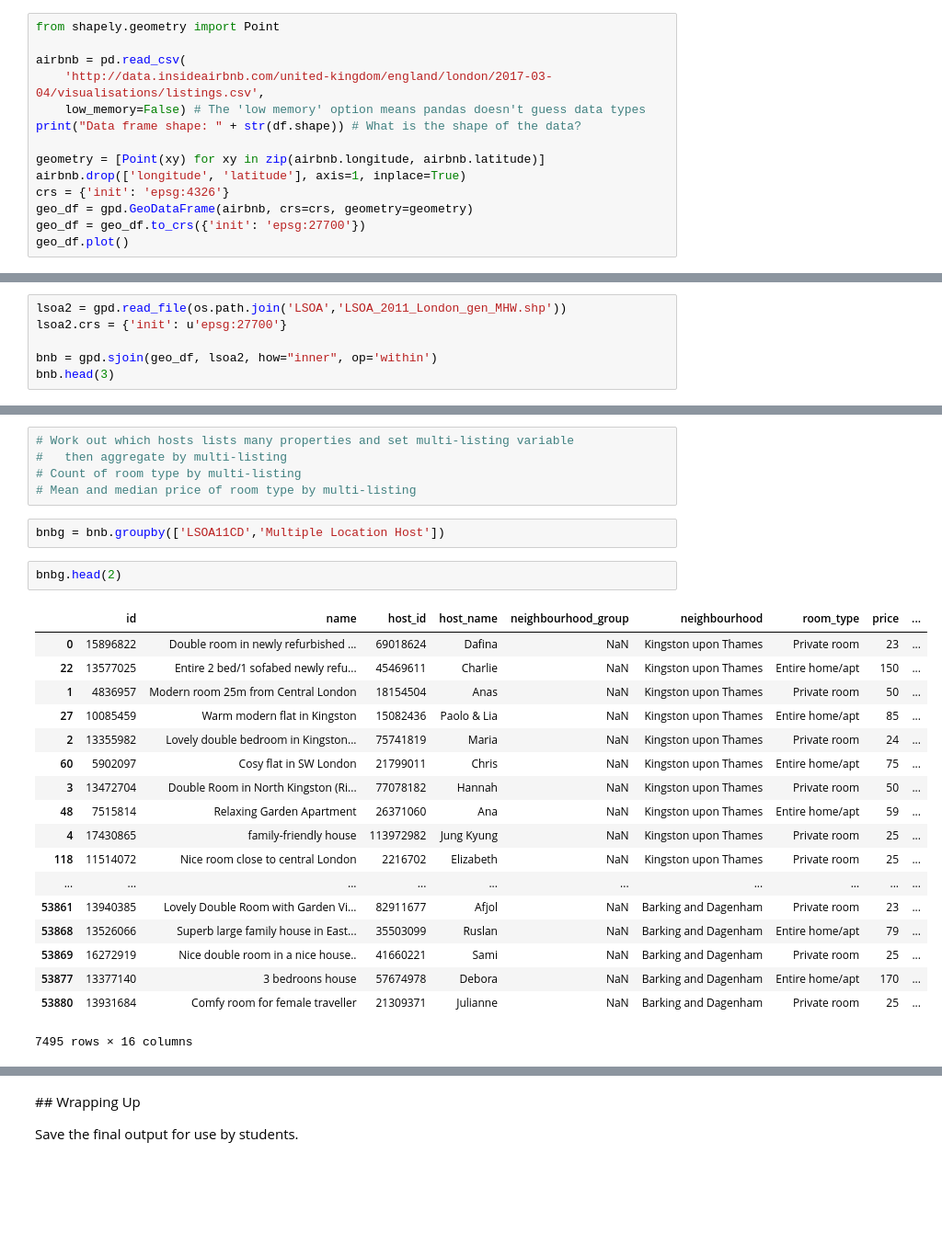
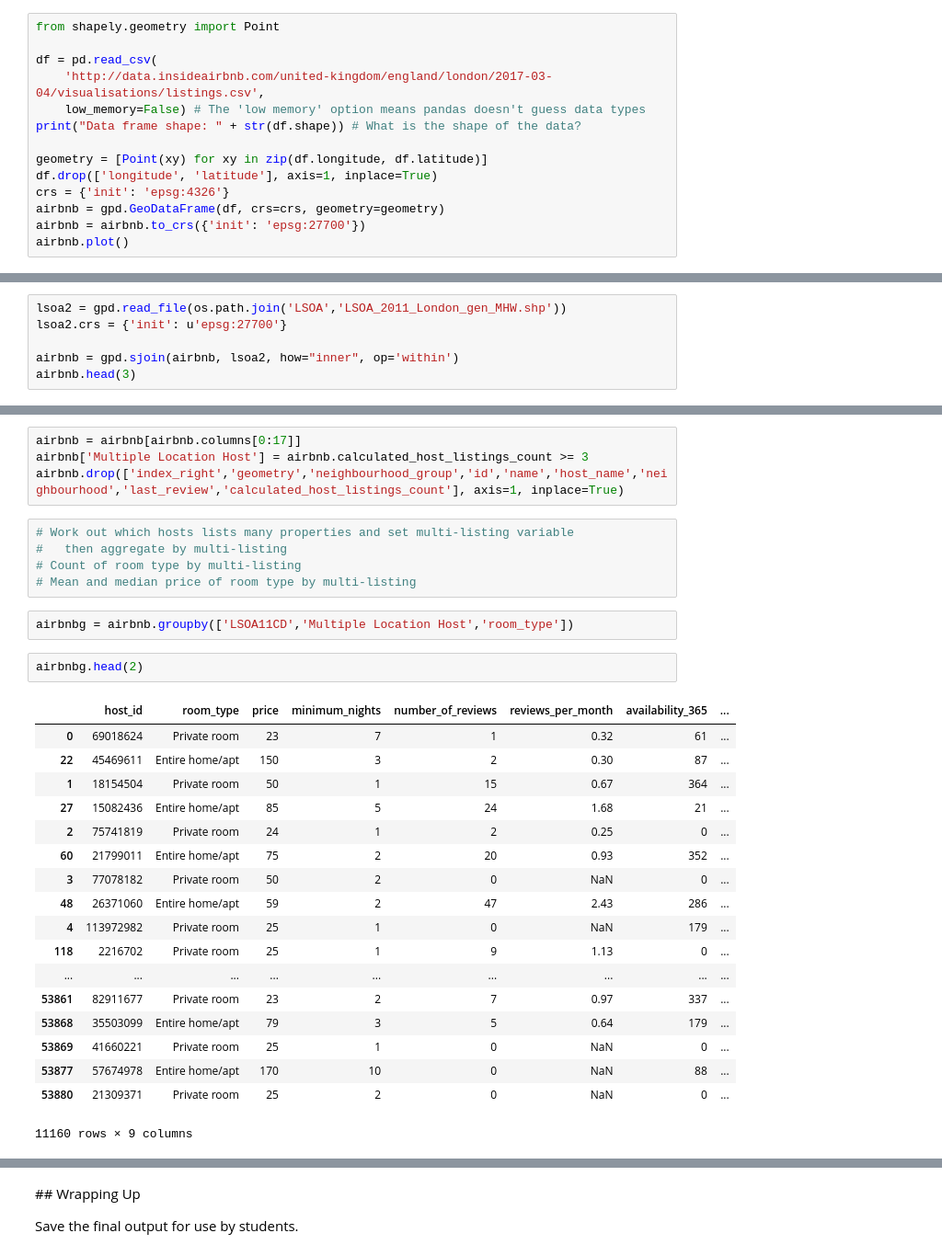
Before and after one commit to kingsgeocomp/geocomputation, a Jupyter notebook: Data Loader.ipynb, the cells around one changed output, grey strips where cells are left out. Shown at 92% size. Drawn from its saved outputs; the diff is of its cells as text; blank space fills up the shorter version.

```diff
--- a/Data Loader.ipynb
+++ b/Data Loader.ipynb
@@ -218,17 +216,17 @@ We'll just get the smaller data set since we have to summarise anyway.
 # %%
 from shapely.geometry import Point
 
-airbnb = pd.read_csv(
+df = pd.read_csv(
     'http://data.insideairbnb.com/united-kingdom/england/london/2017-03-04/visualisations/listings.csv',
     low_memory=False) # The 'low memory' option means pandas doesn't guess data types
 print("Data frame shape: " + str(df.shape)) # What is the shape of the data?
 
-geometry = [Point(xy) for xy in zip(airbnb.longitude, airbnb.latitude)]
-airbnb.drop(['longitude', 'latitude'], axis=1, inplace=True)
+geometry = [Point(xy) for xy in zip(df.longitude, df.latitude)]
+df.drop(['longitude', 'latitude'], axis=1, inplace=True)
 crs = {'init': 'epsg:4326'}
-geo_df = gpd.GeoDataFrame(airbnb, crs=crs, geometry=geometry)
-geo_df = geo_df.to_crs({'init': 'epsg:27700'})
-geo_df.plot()
+airbnb = gpd.GeoDataFrame(df, crs=crs, geometry=geometry)
+airbnb = airbnb.to_crs({'init': 'epsg:27700'})
+airbnb.plot()
 # %% [output]
 Data frame shape: (53904, 16)
 <matplotlib.axes._subplots.AxesSubplot at 0x...>
@@ -237,6 +235,6 @@ Data frame shape: (53904, 16)
 lsoa2 = gpd.read_file(os.path.join('LSOA','LSOA_2011_London_gen_MHW.shp'))
 lsoa2.crs = {'init': u'epsg:27700'}
 
-bnb = gpd.sjoin(geo_df, lsoa2, how="inner", op='within')
-bnb.head(3)
+airbnb = gpd.sjoin(airbnb, lsoa2, how="inner", op='within')
+airbnb.head(3)
 # %% [output]
@@ -278,28 +255,32 @@ bnb.head(10)
+# %%
+airbnb = airbnb[airbnb.columns[0:17]]
+airbnb['Multiple Location Host'] = airbnb.calculated_host_listings_count >= 3
+airbnb.drop(['index_right','geometry','neighbourhood_group','id','name','host_name','neighbourhood','last_review','calculated_host_listings_count'], axis=1, inplace=True)
 # %%
 # Work out which hosts lists many properties and set multi-listing variable
 #   then aggregate by multi-listing
 # Count of room type by multi-listing
 # Mean and median price of room type by multi-listing
 # %%
-bnbg = bnb.groupby(['LSOA11CD','Multiple Location Host'])
+airbnbg = airbnb.groupby(['LSOA11CD','Multiple Location Host','room_type'])
 # %%
-bnbg.head(2)
+airbnbg.head(2)
 # %% [output]
-|  | id | name | host_id | host_name | neighbourhood_group | neighbourhood | room_type | price | ... |
-| 0 | 15896822 | Double room in newly refurbished ... | 69018624 | Dafina | NaN | Kingston upon Thames | Private room | 23 | ... |
-| 22 | 13577025 | Entire 2 bed/1 sofabed newly refu... | 45469611 | Charlie | NaN | Kingston upon Thames | Entire home/apt | 150 | ... |
-| 1 | 4836957 | Modern room 25m from Central London | 18154504 | Anas | NaN | Kingston upon Thames | Private room | 50 | ... |
-| 27 | 10085459 | Warm modern flat in Kingston | 15082436 | Paolo & Lia | NaN | Kingston upon Thames | Entire home/apt | 85 | ... |
-| 2 | 13355982 | Lovely double bedroom in Kingston... | 75741819 | Maria | NaN | Kingston upon Thames | Private room | 24 | ... |
-| 60 | 5902097 | Cosy flat in SW London | 21799011 | Chris | NaN | Kingston upon Thames | Entire home/apt | 75 | ... |
-| 3 | 13472704 | Double Room in North Kingston (Ri... | 77078182 | Hannah | NaN | Kingston upon Thames | Private room | 50 | ... |
-| 48 | 7515814 | Relaxing Garden Apartment | 26371060 | Ana | NaN | Kingston upon Thames | Entire home/apt | 59 | ... |
-| 4 | 17430865 | family-friendly house | 113972982 | Jung Kyung | NaN | Kingston upon Thames | Private room | 25 | ... |
-| 118 | 11514072 | Nice room close to central London | 2216702 | Elizabeth | NaN | Kingston upon Thames | Private room | 25 | ... |
-| ... | ... | ... | ... | ... | ... | ... | ... | ... | ... |
-| 53861 | 13940385 | Lovely Double Room with Garden Vi... | 82911677 | Afjol | NaN | Barking and Dagenham | Private room | 23 | ... |
-| 53868 | 13526066 | Superb large family house in East... | 35503099 | Ruslan | NaN | Barking and Dagenham | Entire home/apt | 79 | ... |
-| 53869 | 16272919 | Nice double room in a nice house.. | 41660221 | Sami | NaN | Barking and Dagenham | Private room | 25 | ... |
-| 53877 | 13377140 | 3 bedroons house | 57674978 | Debora | NaN | Barking and Dagenham | Entire home/apt | 170 | ... |
-| 53880 | 13931684 | Comfy room for female traveller | 21309371 | Julianne | NaN | Barking and Dagenham | Private room | 25 | ... |
+|  | host_id | room_type | price | minimum_nights | number_of_reviews | reviews_per_month | availability_365 | ... |
+| 0 | 69018624 | Private room | 23 | 7 | 1 | 0.32 | 61 | ... |
+| 22 | 45469611 | Entire home/apt | 150 | 3 | 2 | 0.30 | 87 | ... |
+| 1 | 18154504 | Private room | 50 | 1 | 15 | 0.67 | 364 | ... |
+| 27 | 15082436 | Entire home/apt | 85 | 5 | 24 | 1.68 | 21 | ... |
+| 2 | 75741819 | Private room | 24 | 1 | 2 | 0.25 | 0 | ... |
+| 60 | 21799011 | Entire home/apt | 75 | 2 | 20 | 0.93 | 352 | ... |
+| 3 | 77078182 | Private room | 50 | 2 | 0 | NaN | 0 | ... |
+| 48 | 26371060 | Entire home/apt | 59 | 2 | 47 | 2.43 | 286 | ... |
+| 4 | 113972982 | Private room | 25 | 1 | 0 | NaN | 179 | ... |
+| 118 | 2216702 | Private room | 25 | 1 | 9 | 1.13 | 0 | ... |
+| ... | ... | ... | ... | ... | ... | ... | ... | ... |
+| 53861 | 82911677 | Private room | 23 | 2 | 7 | 0.97 | 337 | ... |
+| 53868 | 35503099 | Entire home/apt | 79 | 3 | 5 | 0.64 | 179 | ... |
+| 53869 | 41660221 | Private room | 25 | 1 | 0 | NaN | 0 | ... |
+| 53877 | 57674978 | Entire home/apt | 170 | 10 | 0 | NaN | 88 | ... |
+| 53880 | 21309371 | Private room | 25 | 2 | 0 | NaN | 0 | ... |
-7495 rows × 16 columns
+11160 rows × 9 columns
```
Also changed, not shown: parts of 19 cells of this notebook, 1 other file.
